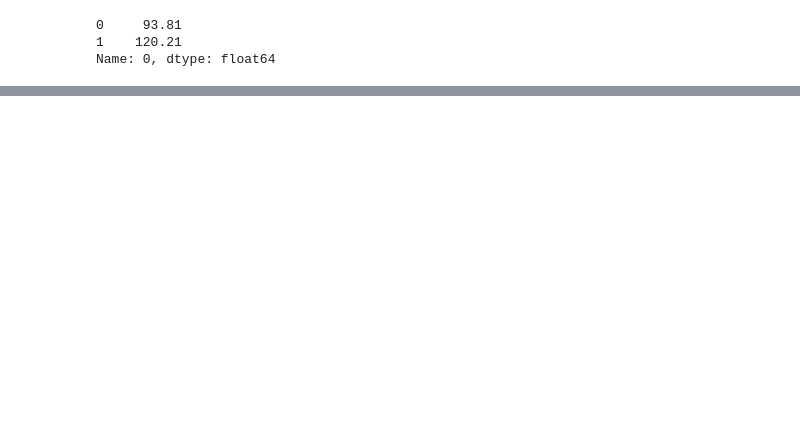
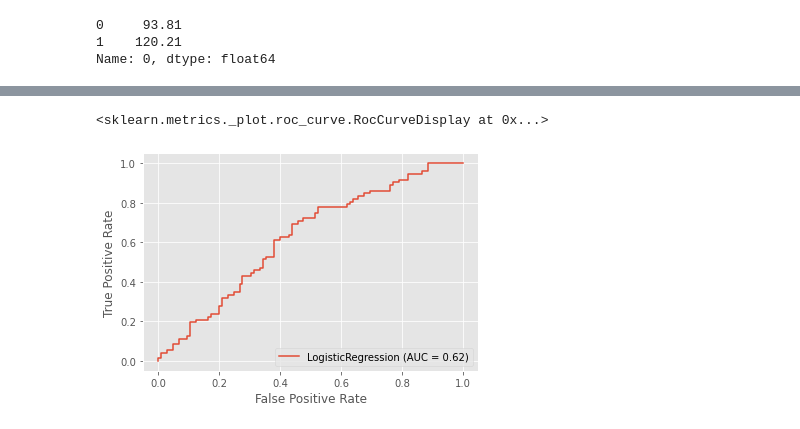
Before and after one commit to daniellkennett/Earnings_Call_NLP_Analysis, a Jupyter notebook: src/EDA.ipynb, the cells around one changed output, grey strips where cells are left out. Cells and saved outputs as stored; diff of their text form; code cells hidden in the pictures; blank space fills up the shorter version.

```diff
--- a/src/EDA.ipynb
+++ b/src/EDA.ipynb
@@ -148,0 +180,5 @@ array([[118,  81],
+# %%
+plot_roc_curve(LR, X_test, y_test)
+# %% [output]
+<sklearn.metrics._plot.roc_curve.RocCurveDisplay at 0x...>
+[figure, added]
```
Also changed, not shown: parts of 68 cells of this notebook, 6 other files.
